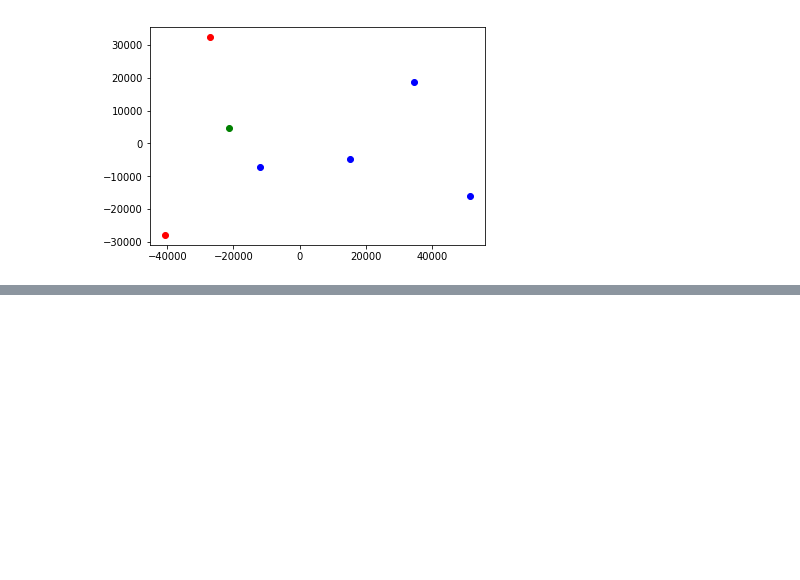
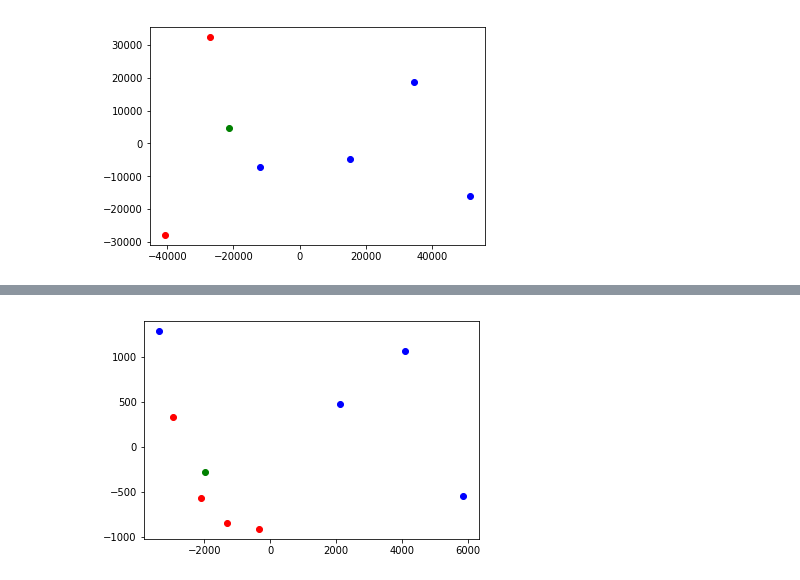
Before and after one commit to hacertilbec/Protein-Classification, a Jupyter notebook: Protein Vectorization-Revised.ipynb, the cells around one changed output, grey strips where cells are left out. Saved outputs shown, nothing was run; the diff lists cells and outputs as text; code cells hidden in the pictures; blank space fills up the shorter version.

```diff
--- a/Protein Vectorization-Revised.ipynb
+++ b/Protein Vectorization-Revised.ipynb
@@ -421,0 +556,24 @@ plt.show()
+# %%
+C = ["1a4i.pdb", "1nvt.pdb", '1lua.pdb', '1npd.pdb']
+B = ["1a02.pdb","1a3q.pdb", "1gji.pdb", "1imh.pdb"]
+D = ["1fy7.pdb"]
+
+
+# PCA
+pca = PCA(n_components=2)
+features2d = pca.fit_transform(np.array(new_features))
+result_dict = dict(zip(labels, features2d))
+
+fig, ax = plt.subplots()
+
+for protein, f2 in result_dict.items():
+    if protein in B:
+        ax.plot(f2[0], f2[1], 'ob')
+    elif protein in C:
+        ax.plot(f2[0], f2[1], 'or')
+    elif protein in D:
+        ax.plot(f2[0], f2[1], 'og')
+
+plt.show()
+# %% [output]
+[figure, added]
```
Also changed, not shown: parts of 19 cells of this notebook.
